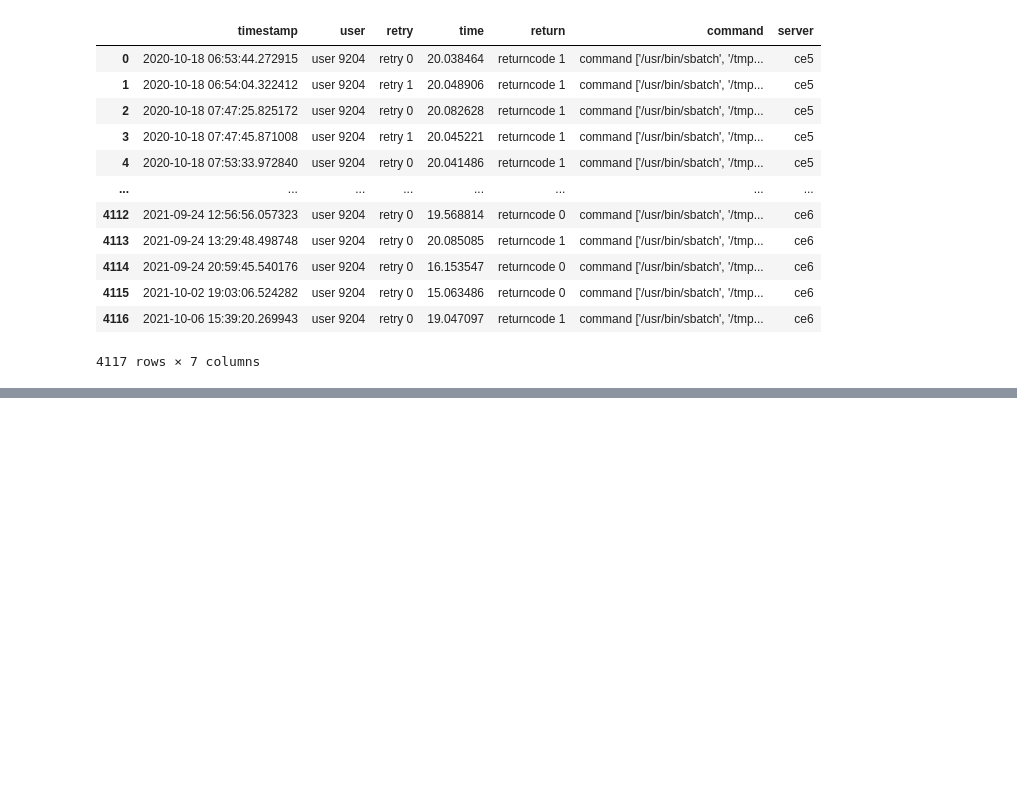
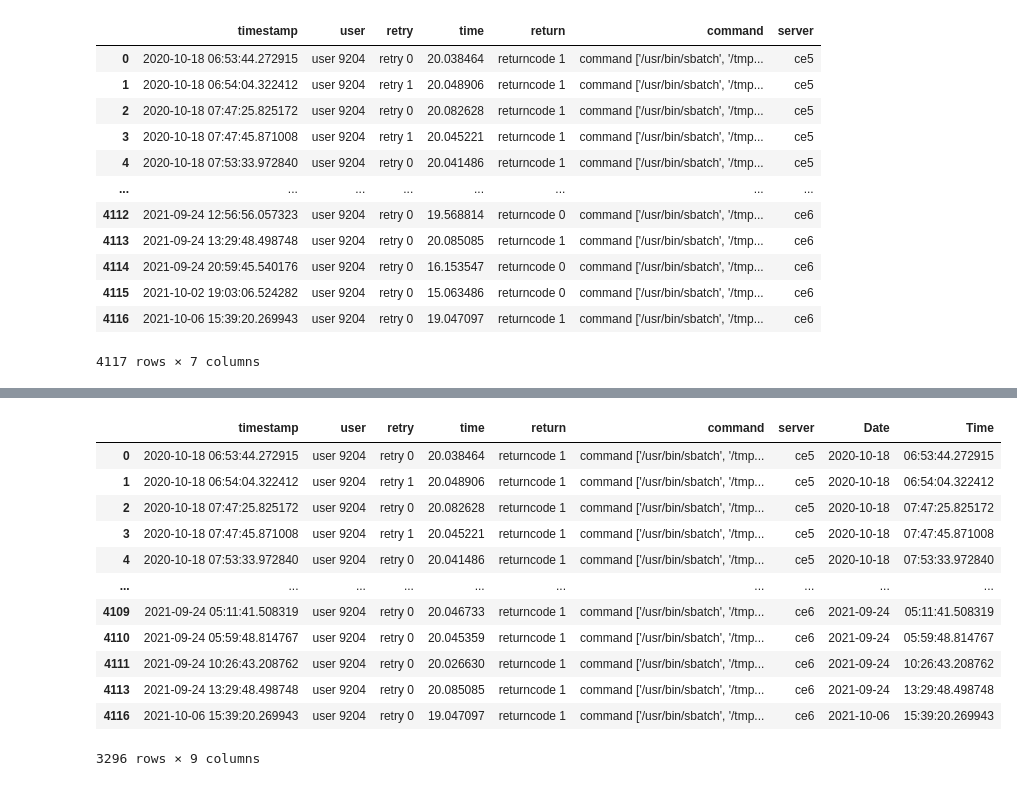
Before and after one commit to nss-data-science-cohort-8/accre-pumpkin-pie, a Jupyter notebook: notebooks/ACREE_Project.ipynb, the cells around one changed output, grey strips where cells are left out. Saved outputs shown, nothing was run; the diff lists cells and outputs as text; code cells hidden in the pictures; blank space fills up the shorter version.

```diff
--- a/notebooks/ACREE_Project.ipynb
+++ b/notebooks/ACREE_Project.ipynb
@@ -192 +206,19 @@ server_merge
+# %%
+server_merge = server_merge[server_merge['return'] == 'returncode 1']
+# %%
+server_merge
+# %% [output]
+|  | timestamp | user | retry | time | return | command | server | Date | Time |
+| 0 | 2020-10-18 06:53:44.272915 | user 9204 | retry 0 | 20.038464 | returncode 1 | command ['/usr/bin/sbatch', '/tmp... | ce5 | 2020-10-18 | 06:53:44.272915 |
+| 1 | 2020-10-18 06:54:04.322412 | user 9204 | retry 1 | 20.048906 | returncode 1 | command ['/usr/bin/sbatch', '/tmp... | ce5 | 2020-10-18 | 06:54:04.322412 |
+| 2 | 2020-10-18 07:47:25.825172 | user 9204 | retry 0 | 20.082628 | returncode 1 | command ['/usr/bin/sbatch', '/tmp... | ce5 | 2020-10-18 | 07:47:25.825172 |
+| 3 | 2020-10-18 07:47:45.871008 | user 9204 | retry 1 | 20.045221 | returncode 1 | command ['/usr/bin/sbatch', '/tmp... | ce5 | 2020-10-18 | 07:47:45.871008 |
+| 4 | 2020-10-18 07:53:33.972840 | user 9204 | retry 0 | 20.041486 | returncode 1 | command ['/usr/bin/sbatch', '/tmp... | ce5 | 2020-10-18 | 07:53:33.972840 |
+| ... | ... | ... | ... | ... | ... | ... | ... | ... | ... |
+| 4109 | 2021-09-24 05:11:41.508319 | user 9204 | retry 0 | 20.046733 | returncode 1 | command ['/usr/bin/sbatch', '/tmp... | ce6 | 2021-09-24 | 05:11:41.508319 |
+| 4110 | 2021-09-24 05:59:48.814767 | user 9204 | retry 0 | 20.045359 | returncode 1 | command ['/usr/bin/sbatch', '/tmp... | ce6 | 2021-09-24 | 05:59:48.814767 |
+| 4111 | 2021-09-24 10:26:43.208762 | user 9204 | retry 0 | 20.026630 | returncode 1 | command ['/usr/bin/sbatch', '/tmp... | ce6 | 2021-09-24 | 10:26:43.208762 |
+| 4113 | 2021-09-24 13:29:48.498748 | user 9204 | retry 0 | 20.085085 | returncode 1 | command ['/usr/bin/sbatch', '/tmp... | ce6 | 2021-09-24 | 13:29:48.498748 |
+| 4116 | 2021-10-06 15:39:20.269943 | user 9204 | retry 0 | 19.047097 | returncode 1 | command ['/usr/bin/sbatch', '/tmp... | ce6 | 2021-10-06 | 15:39:20.269943 |
+3296 rows × 9 columns
 # %%
```
Also changed, not shown: parts of 10 cells of this notebook.
